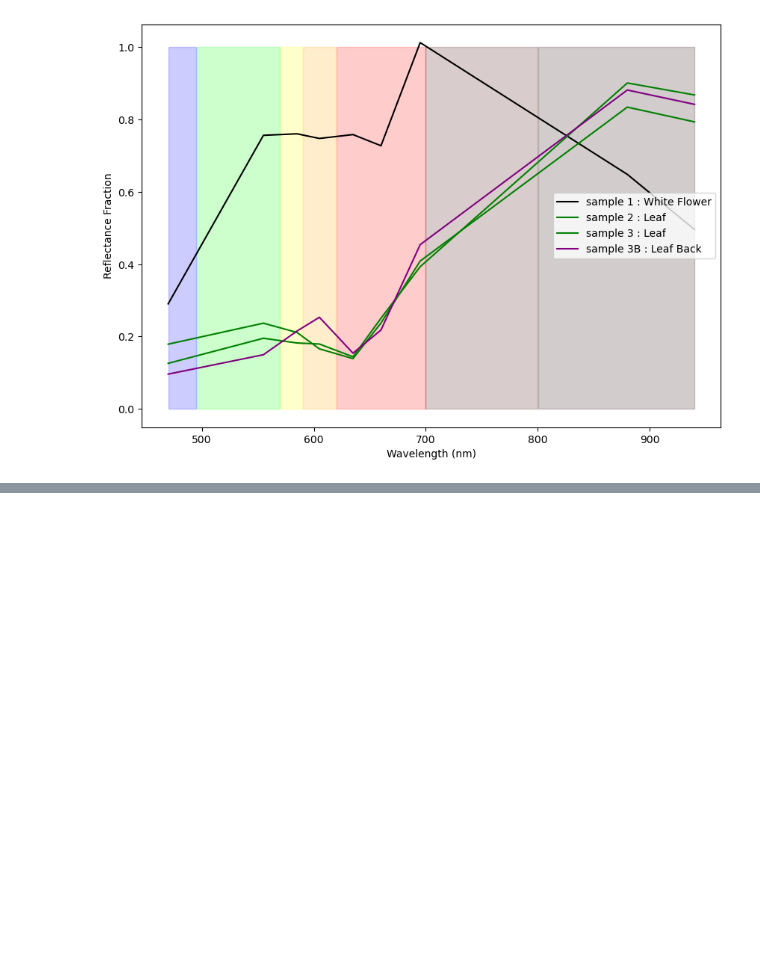
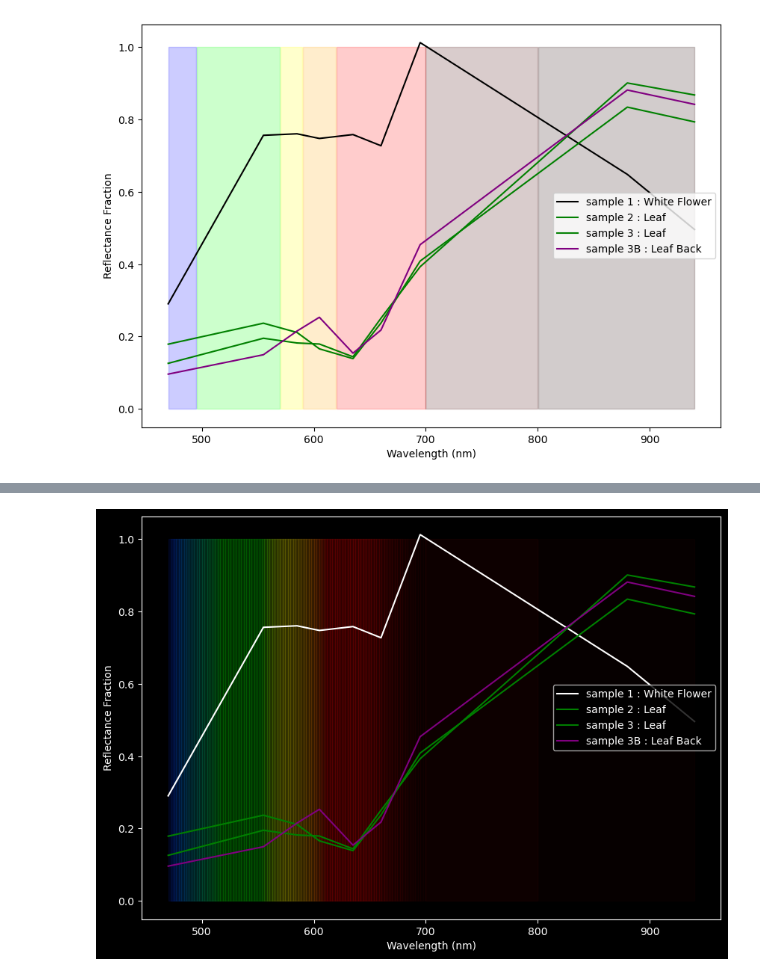
Before and after one commit to ashwin-r-k/SpaceInstrumentationLAB_IITK, a Jupyter notebook: LAb1.ipynb, the cells around one changed output, grey strips where cells are left out. Cells and saved outputs as stored; diff of their text form; code cells hidden in the pictures; blank space fills up the shorter version.

Commit message:
Added new image

```diff
--- a/LAb1.ipynb
+++ b/LAb1.ipynb
@@ -134,0 +148,60 @@ plt.show()
+# %%
+plt.style.use('dark_background')
+
+# Wavelength range for the plot
+x = np.linspace(470, 700, 100)  # Generate wavelength values from 400 to 1000 nm
+y = 1  # Example function to plot
+
+# Create a plot
+fig, ax = plt.subplots(figsize=(10, 7))
+
+# Loop over each color range and create a rectangle with the corresponding color
+for i in range(len(x)-1):
+    color = wavelength_to_hex(x[i])
+    a = x[i]+1
+    plt.fill_between(x, y, where=(x >= x[i]) & (x <= x[i]+5), color=color, alpha=0.1)
+
+color_ranges = {
+
+    'IRed': (700, 800),
+    'IRed2': (800, 940)
+}
+
+# Define the corresponding colors
+color_map = {
+    'IRed': '#440000',
+    'IRed2': '#220000'
+}
+# Wavelength range for the plot
+x = np.linspace(470, 940, 1000)  # Generate wavelength values from 400 to 1000 nm
+y = 1  # Example function to plot
+
+
+# Loop over each color range and create a rectangle with the corresponding color
+for color, (start_wl, end_wl) in color_ranges.items():
+    plt.fill_between(x, y, where=(x >= start_wl) & (x <= end_wl), color=color_map[color], alpha=0.2)#, label=f"{start}-{end} nm")
+
+
+
+
+
+plt.plot(list_lambda,reflect_fracctions[0],label=f"sample 1 : White Flower",color='White')
+plt.plot(list_lambda,reflect_fracctions[1],label=f"sample 2 : Leaf ",color='Green')
+plt.plot(list_lambda,reflect_fracctions[2],label=f"sample 3 : Leaf", color='Green')
+plt.plot(list_lambda,reflect_fracctions[3],label=f"sample 3B : Leaf Back", color='Purple')
+
+
+
+# Set the axis limits and labels
+
+ax.set_xlabel("Wavelength (nm)")
+ax.set_ylabel("Reflectance Fraction")
+
+#ax.set_yticks([])  # Remove y-axis ticks
+ax.set_title("")
+
+# Display the plot
+plt.legend()
+plt.show()
+# %% [output]
+[figure, added]
```
Also changed, not shown: parts of 3 cells of this notebook, 1 other file.
